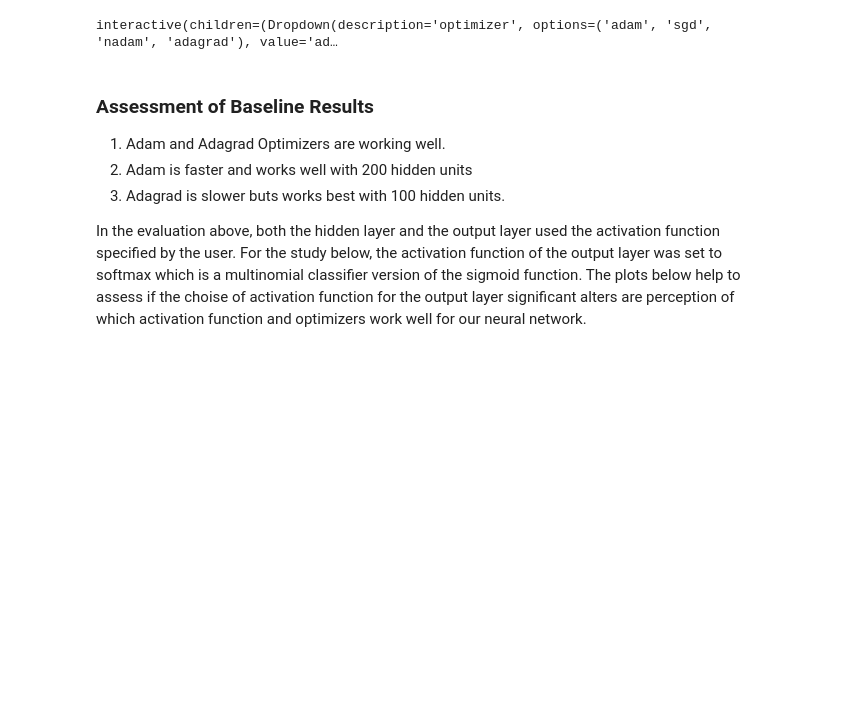
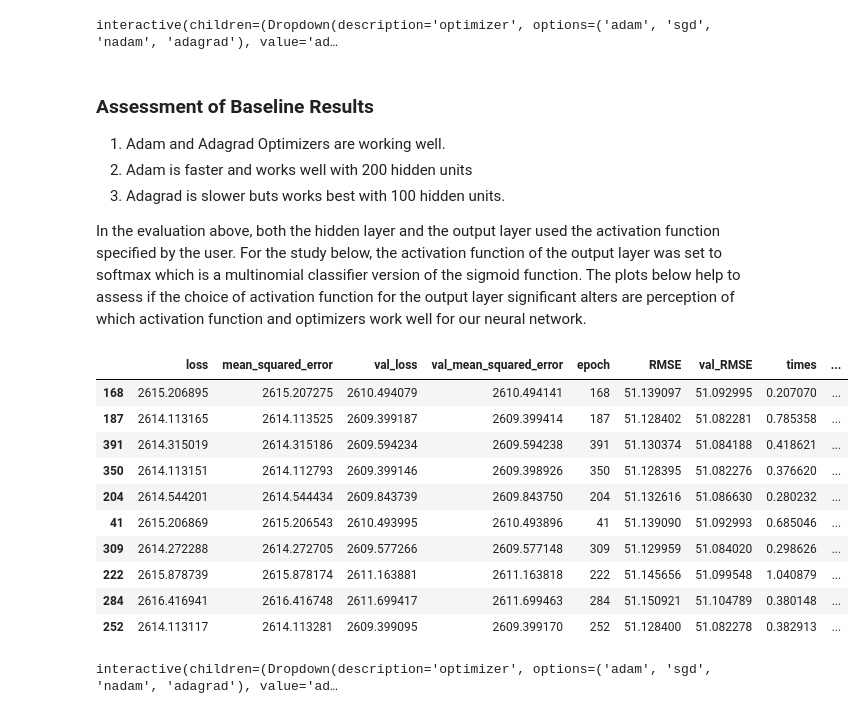
Before and after one commit to tomgoter/w207_finalproject, a Jupyter notebook: neural_net_analysis.ipynb, the cells around one changed output. Cells and saved outputs as stored; diff of their text form; code cells hidden in the pictures; blank space fills up the shorter version.

```diff
--- a/neural_net_analysis.ipynb
+++ b/neural_net_analysis.ipynb
@@ -77,4 +78,62 @@ interactive(children=(Dropdown(description='optimizer', options=('adam', 'sgd',
 2. Adam is faster and works well with 200 hidden units
 3. Adagrad is slower buts works best with 100 hidden units.
 
-In the evaluation above, both the hidden layer and the output layer used the activation function specified by the user. For the study below, the activation function of the output layer was set to softmax which is a multinomial classifier version of the sigmoid function. The plots below help to assess if the choise of activation function for the output layer significant alters are perception of which activation function and optimizers work well for our neural network.
+In the evaluation above, both the hidden layer and the output layer used the activation function specified by the user. For the study below, the activation function of the output layer was set to softmax which is a multinomial classifier version of the sigmoid function. The plots below help to assess if the choice of activation function for the output layer significant alters are perception of which activation function and optimizers work well for our neural network.
+# %%
+# Load the pkled dataframe for the baseline single layer neural net
+sm_sl_df = pd.read_pickle("OutputData/single_layer_softmax_df.pkl")
+sm_sl_df.sample(10)
+# %% [output]
+|  | loss | mean_squared_error | val_loss | val_mean_squared_error | epoch | RMSE | val_RMSE | times | ... |
+| 168 | 2615.206895 | 2615.207275 | 2610.494079 | 2610.494141 | 168 | 51.139097 | 51.092995 | 0.207070 | ... |
+| 187 | 2614.113165 | 2614.113525 | 2609.399187 | 2609.399414 | 187 | 51.128402 | 51.082281 | 0.785358 | ... |
+| 391 | 2614.315019 | 2614.315186 | 2609.594234 | 2609.594238 | 391 | 51.130374 | 51.084188 | 0.418621 | ... |
+| 350 | 2614.113151 | 2614.112793 | 2609.399146 | 2609.398926 | 350 | 51.128395 | 51.082276 | 0.376620 | ... |
+| 204 | 2614.544201 | 2614.544434 | 2609.843739 | 2609.843750 | 204 | 51.132616 | 51.086630 | 0.280232 | ... |
+| 41 | 2615.206869 | 2615.206543 | 2610.493995 | 2610.493896 | 41 | 51.139090 | 51.092993 | 0.685046 | ... |
+| 309 | 2614.272288 | 2614.272705 | 2609.577266 | 2609.577148 | 309 | 51.129959 | 51.084020 | 0.298626 | ... |
+| 222 | 2615.878739 | 2615.878174 | 2611.163881 | 2611.163818 | 222 | 51.145656 | 51.099548 | 1.040879 | ... |
+| 284 | 2616.416941 | 2616.416748 | 2611.699417 | 2611.699463 | 284 | 51.150921 | 51.104789 | 0.380148 | ... |
+| 252 | 2614.113117 | 2614.113281 | 2609.399095 | 2609.399170 | 252 | 51.128400 | 51.082278 | 0.382913 | ... |
+# %%
+# Create a plotting function to pass to the interact widget function
+def plot_validation_loss(optimizer = sm_sl_df.optimizer.unique(),
+                    activation = sm_sl_df.activation.unique()):
+
+    # Subset the baseline df by the specified optimizer and activation
+    sub_df = sm_sl_df[sm_sl_df.optimizer.str.match(optimizer)]
+    sub_df = sub_df[sub_df.activation.str.match(activation)]
+
+    # Group the neural net data by optimizer and activation
+    groups = sub_df.groupby(['hunits'])
+    fig, axes = plt.subplots(1, 2, figsize=(15, 10))
+    axes = axes.flatten()
+
+    # Loop over the grouped data and plot out epoch timing and validation loss data
+    for name, group in groups:
+        axes[0].scatter(group.epoch, group.val_RMSE, label=str(name)+' Validation Loss')
+    #     axes[0].scatter(group.epoch, group.RMSE, label=' '.join(name)+' Training Loss')
+        axes[1].scatter(group.epoch, group.times*1000, label=str(name)+' Fit Time')
+        axes[0].set_xlabel('Epoch')
+        axes[0].set_ylabel('Root Mean Square Error')
+        axes[1].set_xlabel('Epoch')
+        axes[1].set_ylabel('Fit Time (milliseconds)')
+        axes[0].set_ylim([0,sub_df.val_RMSE.max()])
+        axes[1].set_ylim([0,1000])
+        axes[0].legend()
+        axes[1].legend()
+        axes[0].set_title("{} Optimizer and {} Activation".format(group.optimizer.unique(), group.activation.unique()))
+
+    # Adjust the spacing of the subplots
+    fig.subplots_adjust(left=0.03, right=0.97, hspace=0.1, wspace=0.15)
+
+    # Add an overarching title for these plots
+    fig.suptitle("Performance Comparison for Single Layer, Fully Connected Neural Nets",
+                 fontsize=18, y=0.93)
+
+#     # Print out the table of data for viewing
+#     print(sub_df)
+interact_manual(plot_validation_loss)
+print()
+# %% [output]
+interactive(children=(Dropdown(description='optimizer', options=('adam', 'sgd', 'nadam', 'adagrad'), value='ad…
```
Also changed, not shown: parts of 9 cells of this notebook.
